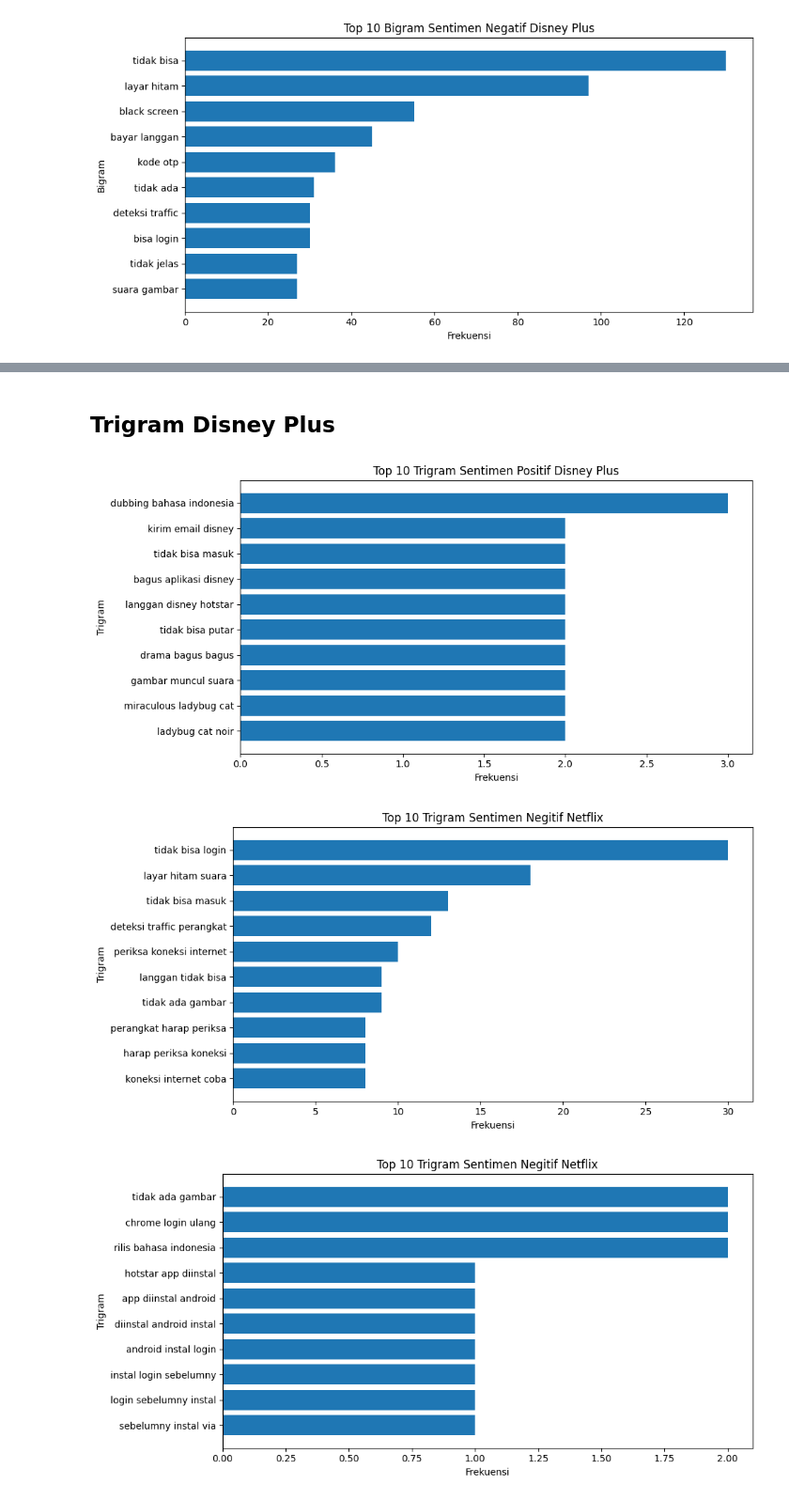
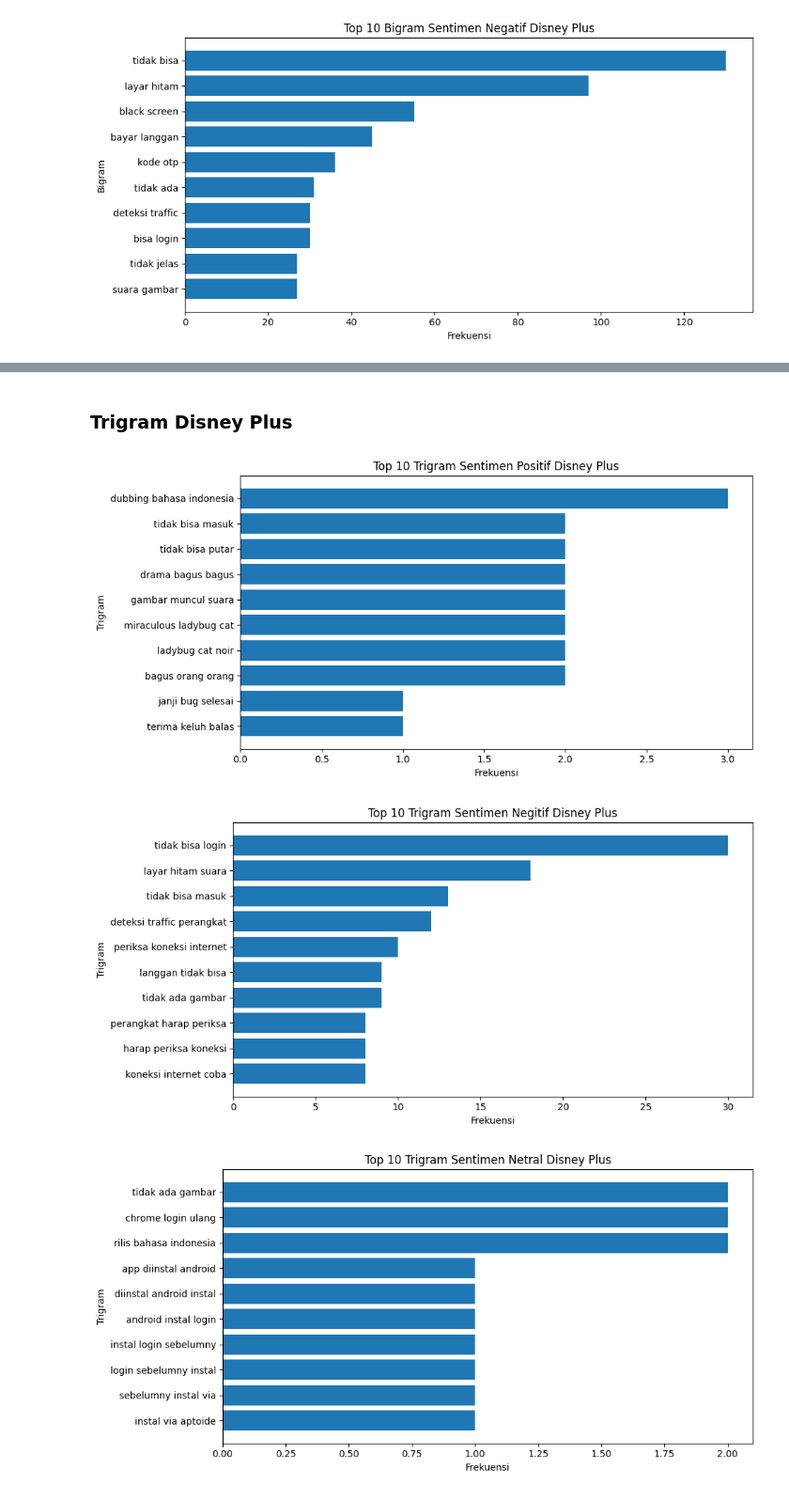
Before and after one commit to thoriqtau/analisis-kepuasan-konsumen, a Jupyter notebook: Mini Project/kode_mini_project.ipynb, the cells around one changed output, grey strips where cells are left out. Shown at 94% size. Drawn from its saved outputs; the diff is of its cells as text; code cells hidden in the pictures.

```diff
--- a/Mini Project/kode_mini_project.ipynb
+++ b/Mini Project/kode_mini_project.ipynb
@@ -100,7 +100,7 @@ custom_stopwords = [
 
     "that", "can", "kpop", "demon", "the", "movie", "tidak apa apa", "terima kasih",
 
-    "anime", "ranking", "kings", "fully", "integrated", "into", "pakai", "disney", "hotstar", "kirim", "email"
+    "anime", "ranking", "kings", "fully", "integrated", "into", "pakai", "disney", "hotstar",
 ]
 
 sw_indo.update(custom_stopwords)
@@ -410,5 +470,5 @@ plot_ngram_bar(
 # %% [markdown]
-## Trigram Disney Plus
+### Trigram Disney Plus
 # %%
 positif_trigram_df = ngram_to_df(positif_trigram_disneyplus, "Trigram")
 plot_ngram_bar(
@@ -417,22 +477,22 @@ plot_ngram_bar(
     "Trigram"
 )
 # %% [output]
-[figure, old version]
+[figure, new version]
 # %%
 negatif_trigram_df = ngram_to_df(negatif_trigram_disneyplus, "Trigram")
 plot_ngram_bar(
     negatif_trigram_df,
-    "Top 10 Trigram Sentimen Negitif Netflix",
+    "Top 10 Trigram Sentimen Negitif Disney Plus",
     "Trigram"
 )
 # %% [output]
-[figure, old version]
+[figure, new version]
 # %%
 netral_trigram_df = ngram_to_df(netral_trigram_disneyplus, "Trigram")
 plot_ngram_bar(
     netral_trigram_df,
-    "Top 10 Trigram Sentimen Negitif Netflix",
+    "Top 10 Trigram Sentimen Netral Disney Plus",
     "Trigram"
 )
 # %% [output]
-[figure, old version]
+[figure, new version]
```
Also changed, not shown: parts of 22 cells of this notebook, 1 other file.
